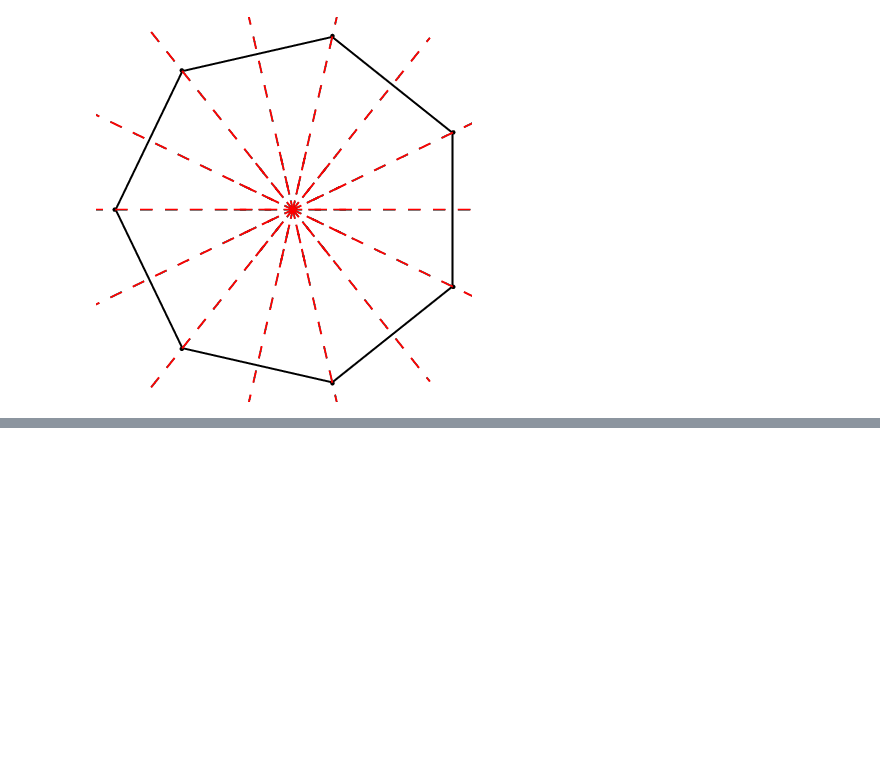
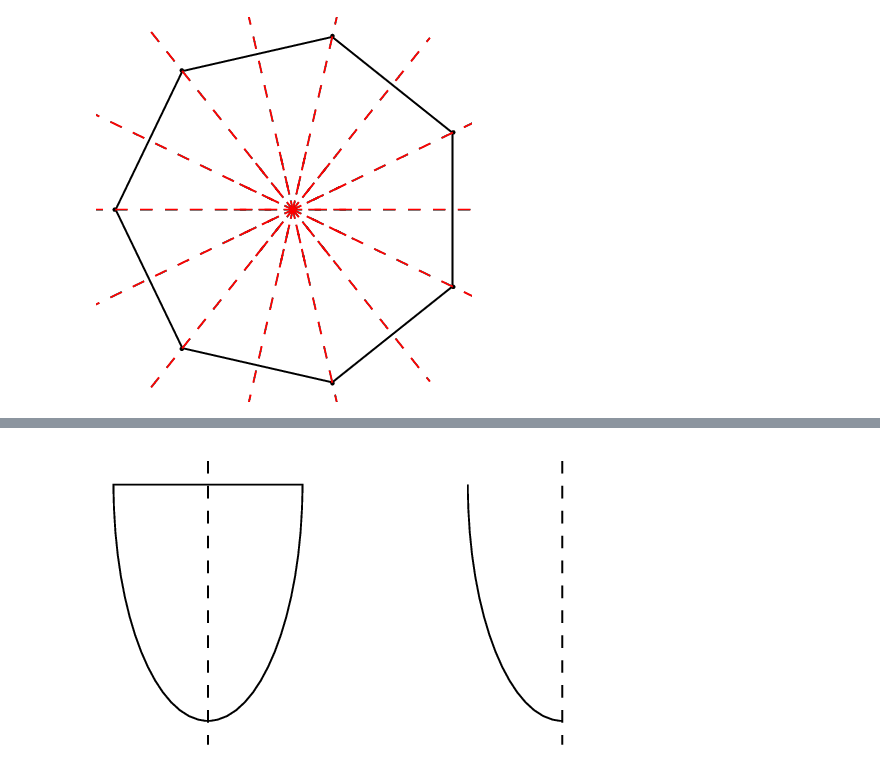
Before and after one commit to psychemedia/showntell, a Jupyter notebook: geom-sketch.ipynb, the cells around one changed output, grey strips where cells are left out. Cells and saved outputs as stored; diff of their text form; code cells hidden in the pictures; blank space fills up the shorter version.

Commit message:
Seeing how to abstract into a tikz function

```diff
--- a/geom-sketch.ipynb
+++ b/geom-sketch.ipynb
@@ -34,0 +45,15 @@
+# %%
+%%tikz
+\def\ra{0.8};
+\def\rb{2.0};
+\def\offset{\rb + 1}
+
+\coordinate (origin) at (0,0);
+\draw (origin) arc[start angle=180,end angle=360, x radius=\ra, y radius=\rb] -- cycle;
+\draw [dashed ] (0.8,0.2) -- (0.8,-2.2);
+
+\path (origin) +(\offset,0) coordinate (origin2);
+\draw (origin2) arc[start angle=180,end angle=270, x radius=0.8, y radius=2];
+\draw [dashed ] (origin2) +(\ra,0.2) -- +(\ra,-2.2);
+# %% [output]
+[figure, added]
```
Also changed, not shown: parts of 8 cells of this notebook, 1 other file.
